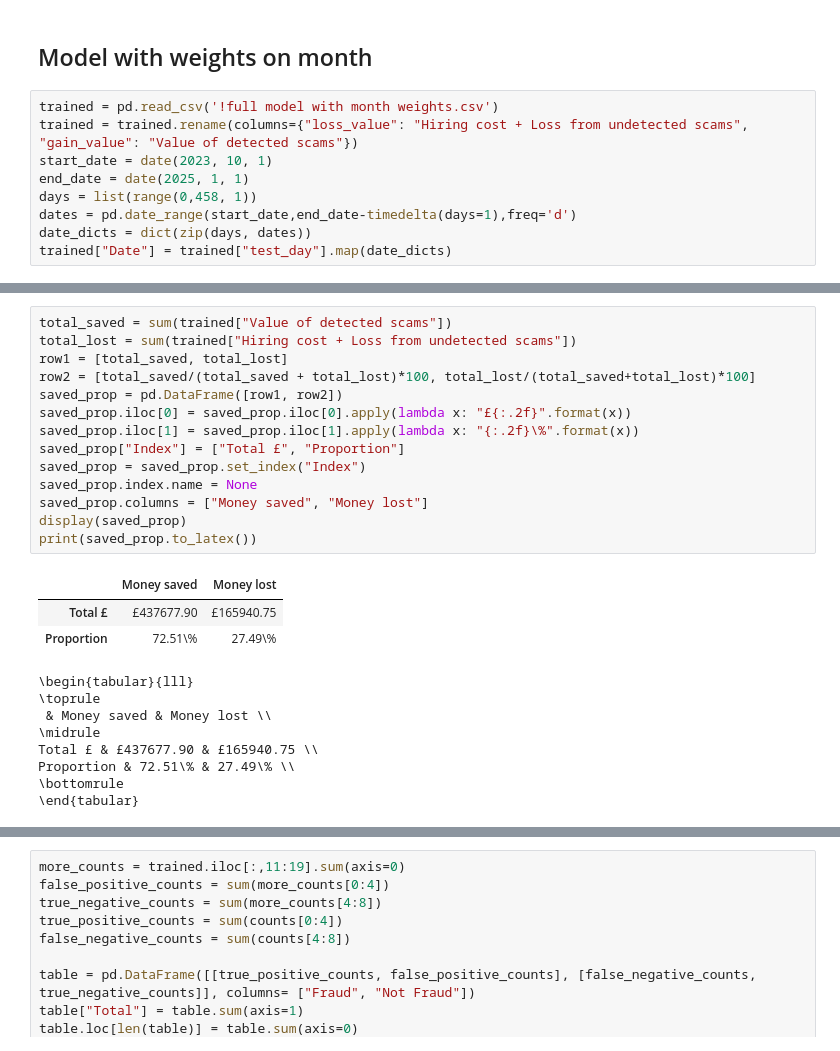
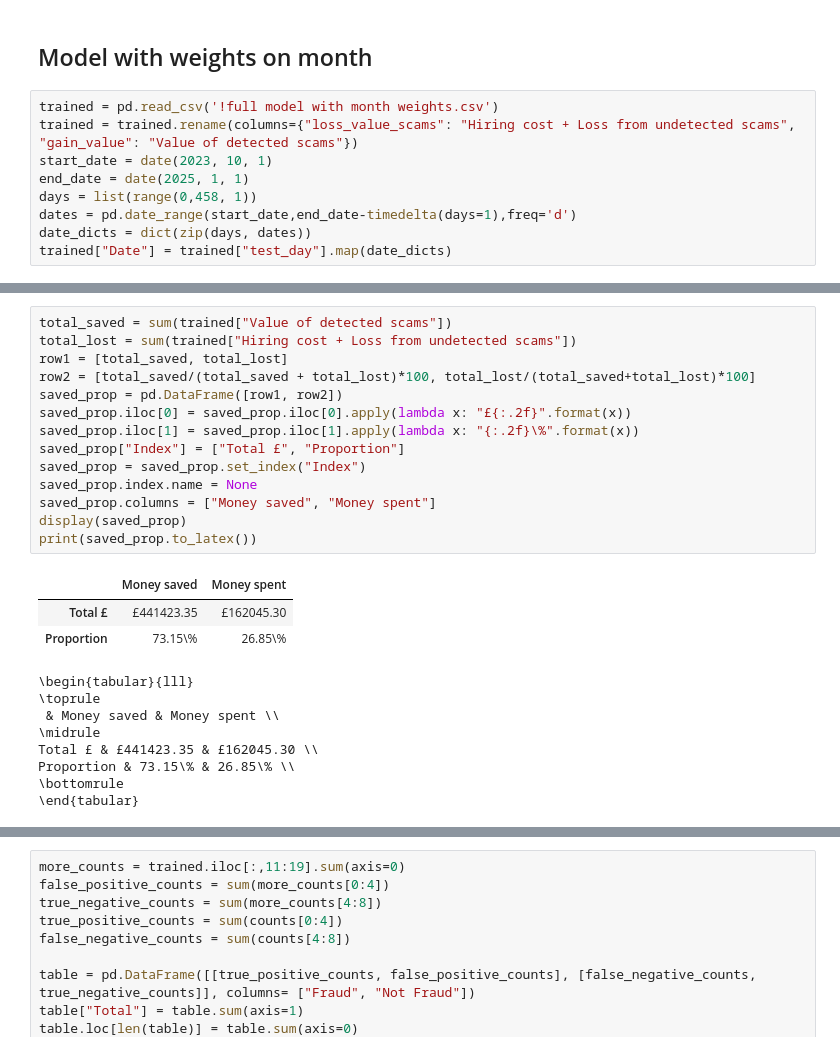
Before and after one commit to nicolastalia/mmcs_final, a Jupyter notebook: output_analyser.ipynb, the cells around one changed output, grey strips where cells are left out. Cells and saved outputs as stored; diff of their text form.

```diff
--- a/output_analyser.ipynb
+++ b/output_analyser.ipynb
@@ -193,7 +193,7 @@ Total & 781 & 95813 & 96594 \\
 ## Model with weights on month
 # %%
 trained = pd.read_csv('!full model with month weights.csv')
-trained = trained.rename(columns={"loss_value": "Hiring cost + Loss from undetected scams", "gain_value": "Value of detected scams"})
+trained = trained.rename(columns={"loss_value_scams": "Hiring cost + Loss from undetected scams", "gain_value": "Value of detected scams"})
 start_date = date(2023, 10, 1)
 end_date = date(2025, 1, 1)
 days = list(range(0,458, 1))
@@ -253,27 +253,27 @@ plt.show()
 # %%
 total_saved = sum(trained["Value of detected scams"])
 total_lost = sum(trained["Hiring cost + Loss from undetected scams"])
 row1 = [total_saved, total_lost]
 row2 = [total_saved/(total_saved + total_lost)*100, total_lost/(total_saved+total_lost)*100]
 saved_prop = pd.DataFrame([row1, row2])
 saved_prop.iloc[0] = saved_prop.iloc[0].apply(lambda x: "£{:.2f}".format(x))
 saved_prop.iloc[1] = saved_prop.iloc[1].apply(lambda x: "{:.2f}\%".format(x))
 saved_prop["Index"] = ["Total £", "Proportion"]
 saved_prop = saved_prop.set_index("Index")
 saved_prop.index.name = None
-saved_prop.columns = ["Money saved", "Money lost"]
+saved_prop.columns = ["Money saved", "Money spent"]
 display(saved_prop)
 print(saved_prop.to_latex())
 # %% [output]
-|  | Money saved | Money lost |
-| Total £ | £437677.90 | £165940.75 |
-| Proportion | 72.51\% | 27.49\% |
+|  | Money saved | Money spent |
+| Total £ | £441423.35 | £162045.30 |
+| Proportion | 73.15\% | 26.85\% |
 \begin{tabular}{lll}
 \toprule
- & Money saved & Money lost \\
+ & Money saved & Money spent \\
 \midrule
-Total £ & £437677.90 & £165940.75 \\
-Proportion & 72.51\% & 27.49\% \\
+Total £ & £441423.35 & £162045.30 \\
+Proportion & 73.15\% & 26.85\% \\
 \bottomrule
 \end{tabular}
 # %%
```
Also changed, not shown: parts of 9 cells of this notebook, 2 other files.
